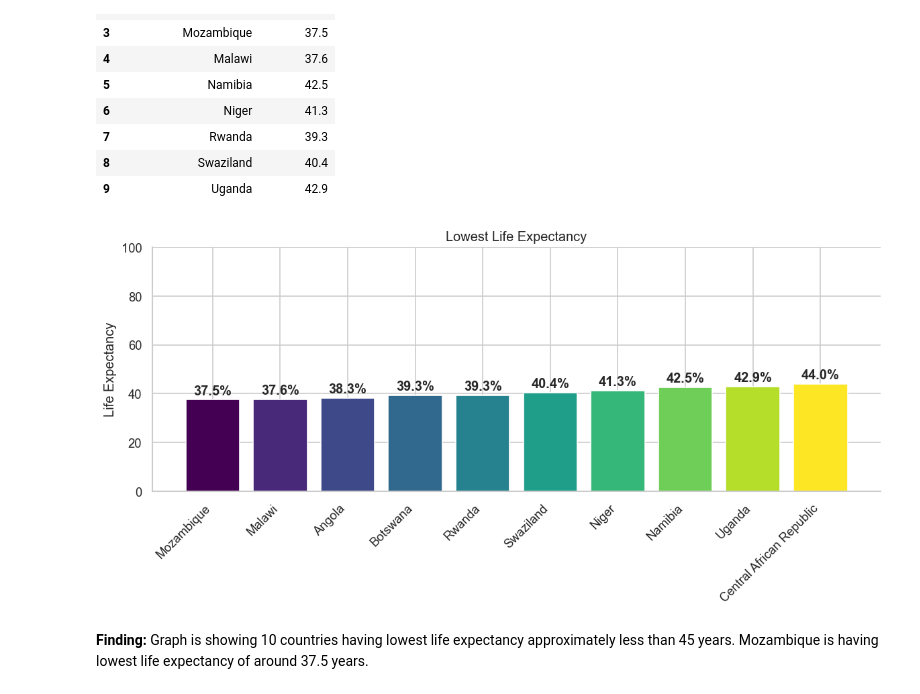
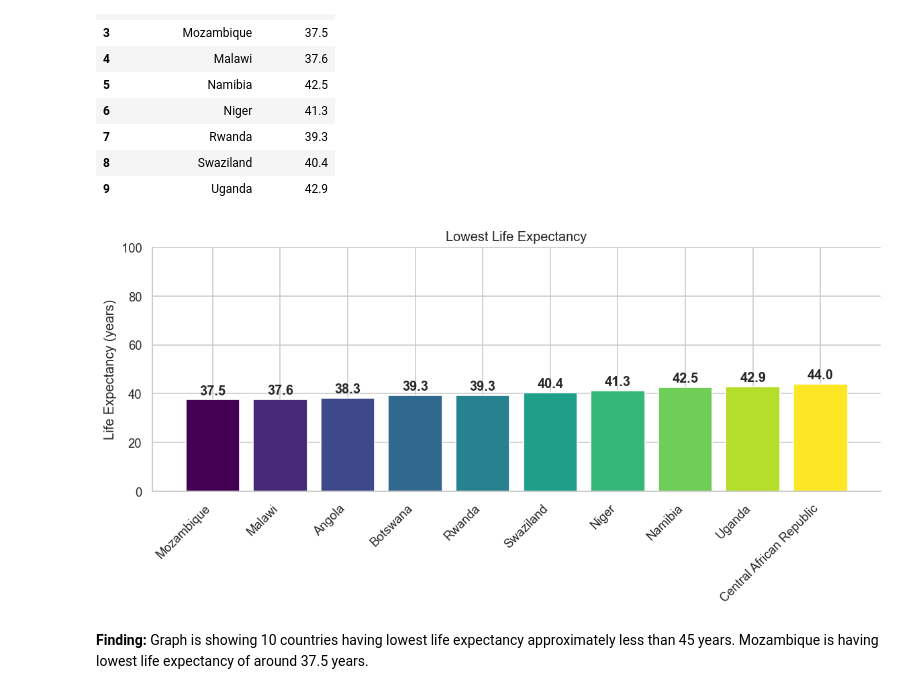
Before and after one commit to radhikaurhekar/Population-Diversity-Study, a Jupyter notebook: data_analysis_graphics.ipynb, the cells around one changed output. Drawn from its saved outputs; the diff is of its cells as text; code cells hidden in the pictures.

```diff
--- a/data_analysis_graphics.ipynb
+++ b/data_analysis_graphics.ipynb
@@ -64,7 +67,7 @@ bars = ax.bar(
     color=colors
 )
 
-ax.set_ylabel("Life Expectancy")
+ax.set_ylabel("Life Expectancy (years)")
 ax.set_title("Highest Life Expectancy")
 ax.set_ylim(0, 100)
 
@@ -114,36 +117,36 @@ min_expectancy = min_expectancy.sort_values(by="Expectancy", ascending=True)
 colors = plt.cm.viridis(np.linspace(0, 1, len(min_expectancy)))
 
 fig, ax = plt.subplots(figsize=(10, 5))
 
 bars = ax.bar(
     min_expectancy["Country"],
     min_expectancy["Expectancy"],
     color=colors
 )
 
-ax.set_ylabel("Life Expectancy")
+ax.set_ylabel("Life Expectancy (years)")
 ax.set_title("Lowest Life Expectancy")
 ax.set_ylim(0, 100)
 
 # Add labels on bars
 for bar in bars:
     height = bar.get_height()
     ax.text(
         bar.get_x() + bar.get_width()/2,
         height + 1,
-        f"{height}%",
+        f"{height}",
         ha="center",
         va="bottom",
         fontweight="bold"
     )
 
 plt.xticks(rotation=45, ha="right")
 ax.spines[['top', 'right']].set_visible(False)
 
 plt.tight_layout()
 plt.show()
 # %% [output]
-[figure, old version]
+[figure, new version]
 # %% [markdown]
 **Finding:**  Graph is showing  10 countries having lowest life expectancy approximately less than 45 years. Mozambique is having lowest life expectancy of around 37.5 years.
 # %% [markdown]
```
Also changed, not shown: parts of 19 cells of this notebook, 10 other files.
